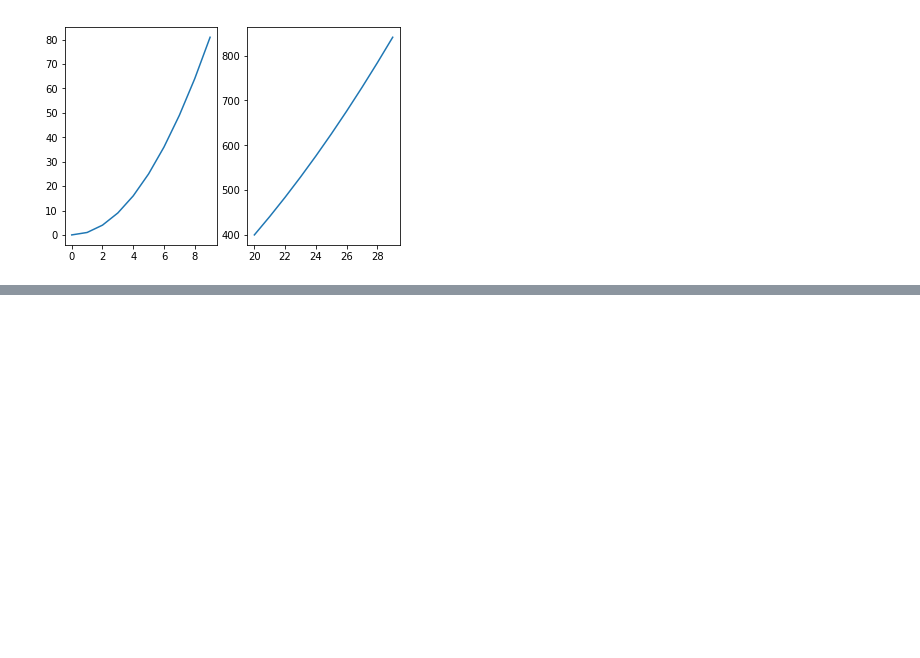
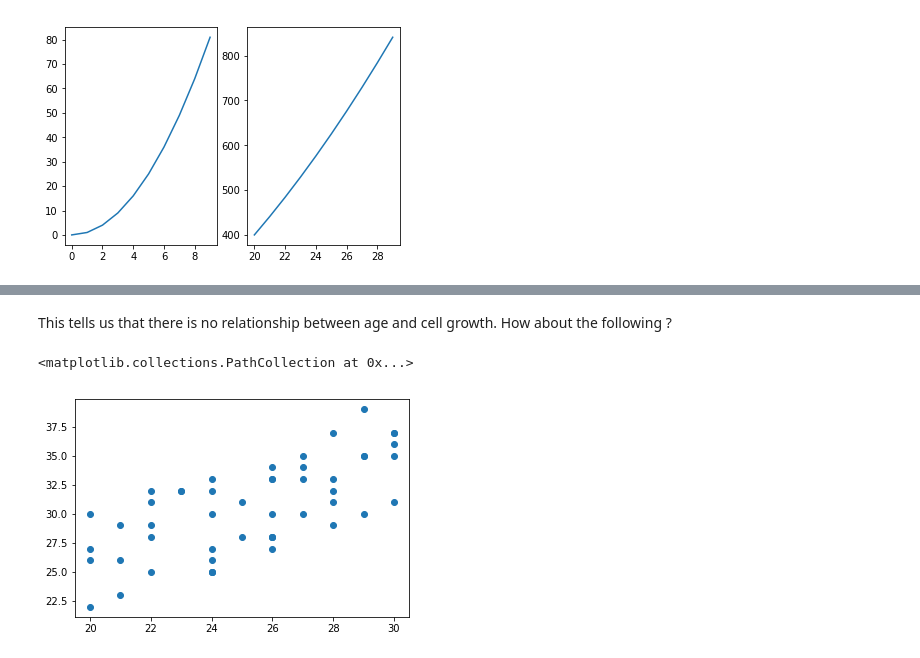
Before and after one commit to hotcode002/Machine-Learning-with-Python, a Jupyter notebook: week_1_basics/day_5_ml_plotting_libraries/notebooks/matplotlib.ipynb, the cells around one changed output, grey strips where cells are left out. Cells and saved outputs as stored; diff of their text form; code cells hidden in the pictures; blank space fills up the shorter version.

```diff
--- a/week_1_basics/day_5_ml_plotting_libraries/notebooks/matplotlib.ipynb
+++ b/week_1_basics/day_5_ml_plotting_libraries/notebooks/matplotlib.ipynb
@@ -688,0 +722,10 @@ ax[1].plot(x2,y2)
+# %% [markdown]
+This tells us that there is no relationship between age and cell growth. How about the following ?
+# %%
+age_2         = [28,26,26,27,29,20,28,24,29,	30,	29,	22,	22,	26,	26,	29,	28,	22,	22,	24,	27,	26,	25,	23,	25,	26,	22,	30,	30,	24,	30,	20,	24,	28,	24,	23,	24,	27,	24,	20,	24,	21,	21,	27,	28,	21,	26,	30,	26,	20]
+cell_growth_2 = [32,	28,	34,	33,	39,	22,	37,	25,	30,	37,	35,	28,	32,	27,	33,	35,	29,	29,	31,	32,	30,	30,	28,	32,	31,	28,	25,	35,	31,	25,	36,	30,	25,	31,	33,	32,	30,	34,	26,	26,	27,	23,	26,	35,	33,	29,	28,	37,	33,	27]
+
+plt.scatter(age_2,cell_growth_2)
+# %% [output]
+<matplotlib.collections.PathCollection at 0x...>
+[figure, added]
```
Also changed, not shown: parts of 33 cells of this notebook, 3 other files.
